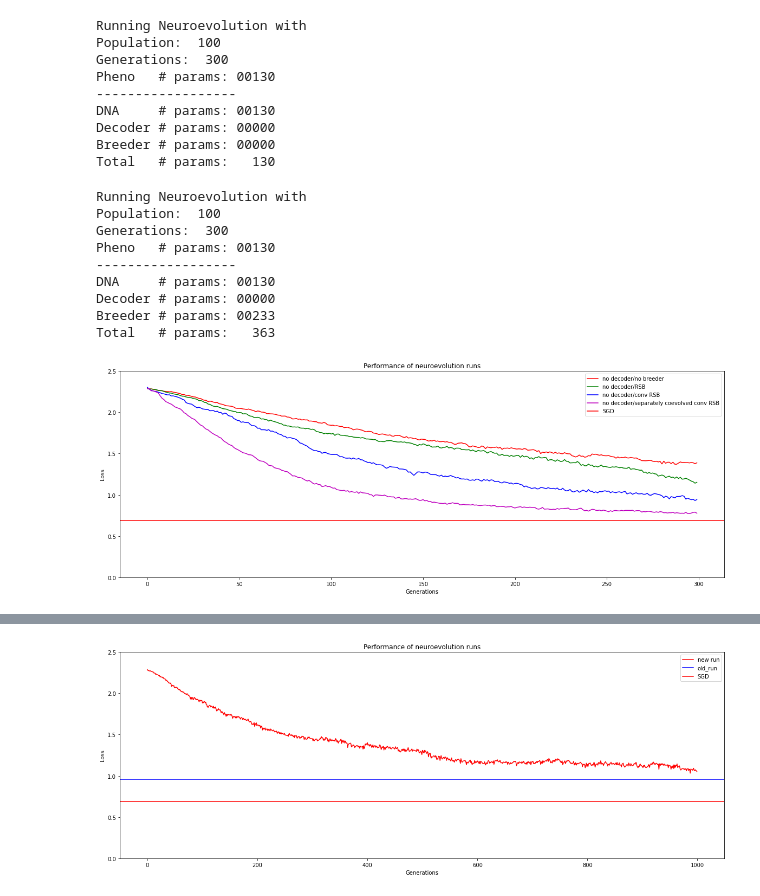
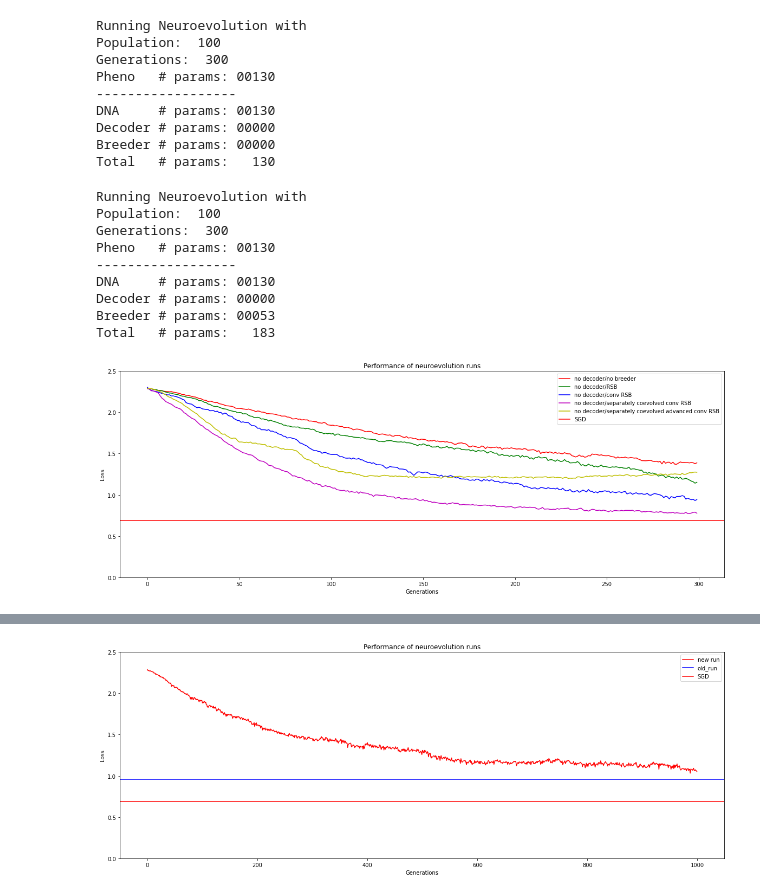
Before and after one commit to akarshkumar0101/evolved-neuroevolution, a Jupyter notebook: ne_experiment.ipynb, the cells around one changed output, grey strips where cells are left out. Drawn from its saved outputs; the diff is of its cells as text; code cells hidden in the pictures.

Commit message:
add cmaes and advanced conv breeder

```diff
--- a/ne_experiment.ipynb
+++ b/ne_experiment.ipynb
@@ -110,7 +110,7 @@ np.random.seed(1)
 geno_config = {
     'pheno_class': models_pheno.SmallNet,
     'decoder_class': models_decode.IdentityDecoder,
-    'breeder_class': models_breed.ConvRSBProbBreeder,
+    'breeder_class': models_breed.ConvAdvancedRSBBreeder,
 
     'dna_mutate_lr': 1e-2,
     'dna_mutate_prob': 0,
@@ -169,7 +169,7 @@ log_config = {
 tag = 'learned_rsb_init0'
 # logger.add_text(tag, f'NE with config: {config}')
 
-co_ne = co_ne.Neuroevolution(geno_config, evol_config, device=device, verbose=True, logger=logger, tag=tag)
+co_ne = co_neuroevolution.Neuroevolution(geno_config, evol_config, device=device, verbose=True, logger=logger, tag=tag)
 co_ne.run_evolution(tqdm=tqdm)
 
 # logger.add_hparams(config, {key: value[-1] for key, value in ne.fitdata.items()}, run_name=tag)
@@ -182,19 +182,20 @@ Pheno   # params: 00130
 ------------------
 DNA     # params: 00130
 Decoder # params: 00000
-Breeder # params: 00233
-Total   # params:   363
+Breeder # params: 00053
+Total   # params:   183
 # %%
 plt.figure(figsize=(20, 7))
 ind = [0]
 plt.plot(np.sort(util.arr_dict2dict_arr(np.array(ne_base.fitdata_gens))['loss'], axis=-1)[:, ind], c='r', label='no decoder/no breeder')
 plt.plot(np.sort(util.arr_dict2dict_arr(np.array(ne_rsb.fitdata_gens))['loss'], axis=-1)[:, ind], c='g', label='no decoder/RSB')
 plt.plot(np.sort(util.arr_dict2dict_arr(np.array(ne_lrsb.fitdata_gens))['loss'], axis=-1)[:, ind], c='b', label='no decoder/conv RSB')
 plt.plot(np.sort(util.arr_dict2dict_arr(np.array(co_ne_lrsb.fitdata_gens))['loss'], axis=-1)[:, ind], c='m', label='no decoder/separately coevolved conv RSB')
+plt.plot(np.sort(util.arr_dict2dict_arr(np.array(co_ne_adv_lrsb.fitdata_gens))['loss'], axis=-1)[:, ind], c='y', label='no decoder/separately coevolved advanced conv RSB')
 plt.axhline(torch.load('data/mnist_sgd_eval')[models_pheno.SmallNet]['loss'], c='r', label='SGD')
 plt.title('Performance of neuroevolution runs')
 plt.xlabel('Generations'); plt.ylabel('Loss')
 plt.ylim(0, 2.5); plt.legend()
 plt.show()
 # %% [output]
-[figure, old version]
+[figure, new version]
```
Also changed, not shown: parts of 3 cells of this notebook, 2 other files.
